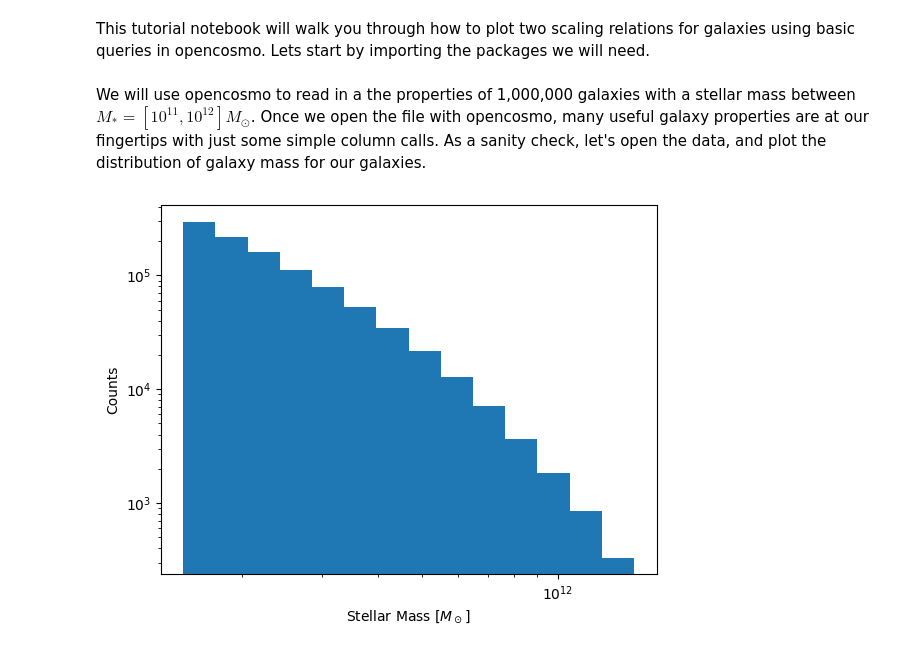
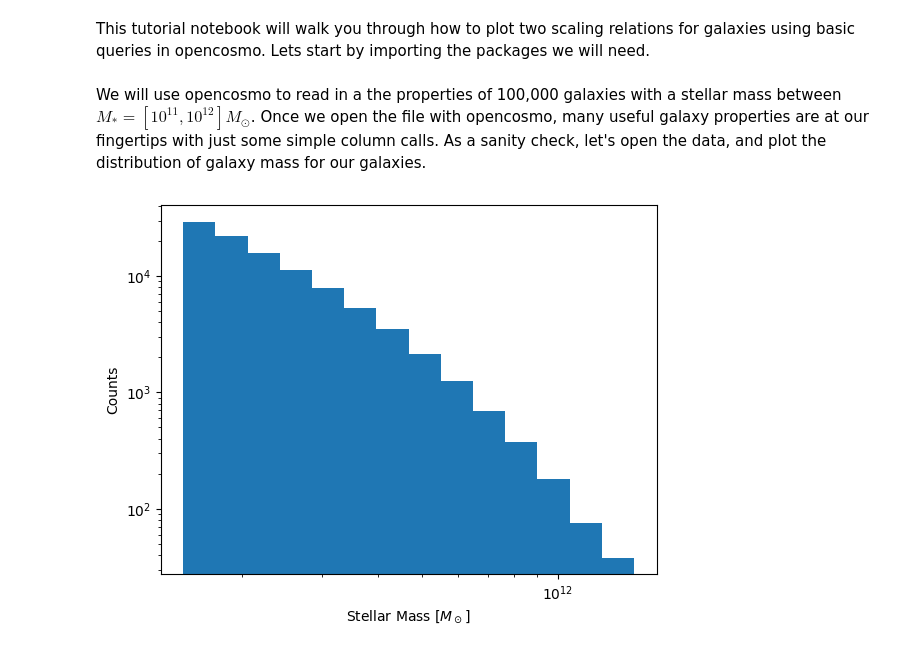
Before and after one commit to gideonkmc/opencosmo-examples, a Jupyter notebook: new_tutorials/Galaxy_scaling_relations.ipynb, the cells around one changed output. Cells and saved outputs as stored; diff of their text form; code cells hidden in the pictures.

```diff
--- a/new_tutorials/Galaxy_scaling_relations.ipynb
+++ b/new_tutorials/Galaxy_scaling_relations.ipynb
@@ -8,3 +9,3 @@ import matplotlib.pyplot as plt
 import opencosmo as oc
 # %% [markdown]
-We will use opencosmo to read in a the properties of 1,000,000 galaxies with a stellar mass between $M_* = [10^{11},10^{12}] M_\odot$. Once we open the file with opencosmo, many useful galaxy properties are at our fingertips with just some simple column calls. As a sanity check, let's open the data, and plot the distribution of galaxy mass for our galaxies.
+We will use opencosmo to read in a the properties of 100,000 galaxies with a stellar mass between $M_* = [10^{11},10^{12}] M_\odot$. Once we open the file with opencosmo, many useful galaxy properties are at our fingertips with just some simple column calls. As a sanity check, let's open the data, and plot the distribution of galaxy mass for our galaxies.
@@ -11,12 +14,12 @@ We will use opencosmo to read in a the properties of 1,000,000 galaxies with a s
 # %%
-data = oc.open('filtered_galaxy_catalog.hdf5')
+data = oc.open('filtered_galaxy_catalog.hdf5').take(100000)
 mass = data.select('gal_mass_star').get_data().value
 bins = np.logspace(np.log10(mass.min()), np.log10(mass.max()), 15)
 plt.hist(mass, bins = bins)
 plt.xscale('log')
 plt.yscale('log')
-plt.xlabel('Stellar Mass [$M_\odot$]')
-plt.ylabel('Counts')
+plt.xlabel('Stellar Mass [$M_\odot$]', fontsize=14)
+plt.ylabel('Counts', fontsize=14)
 plt.show()
 # %% [output]
-[figure, old version]
+[figure, new version]
```
Also changed, not shown: parts of 12 cells of this notebook, 1 other file.
